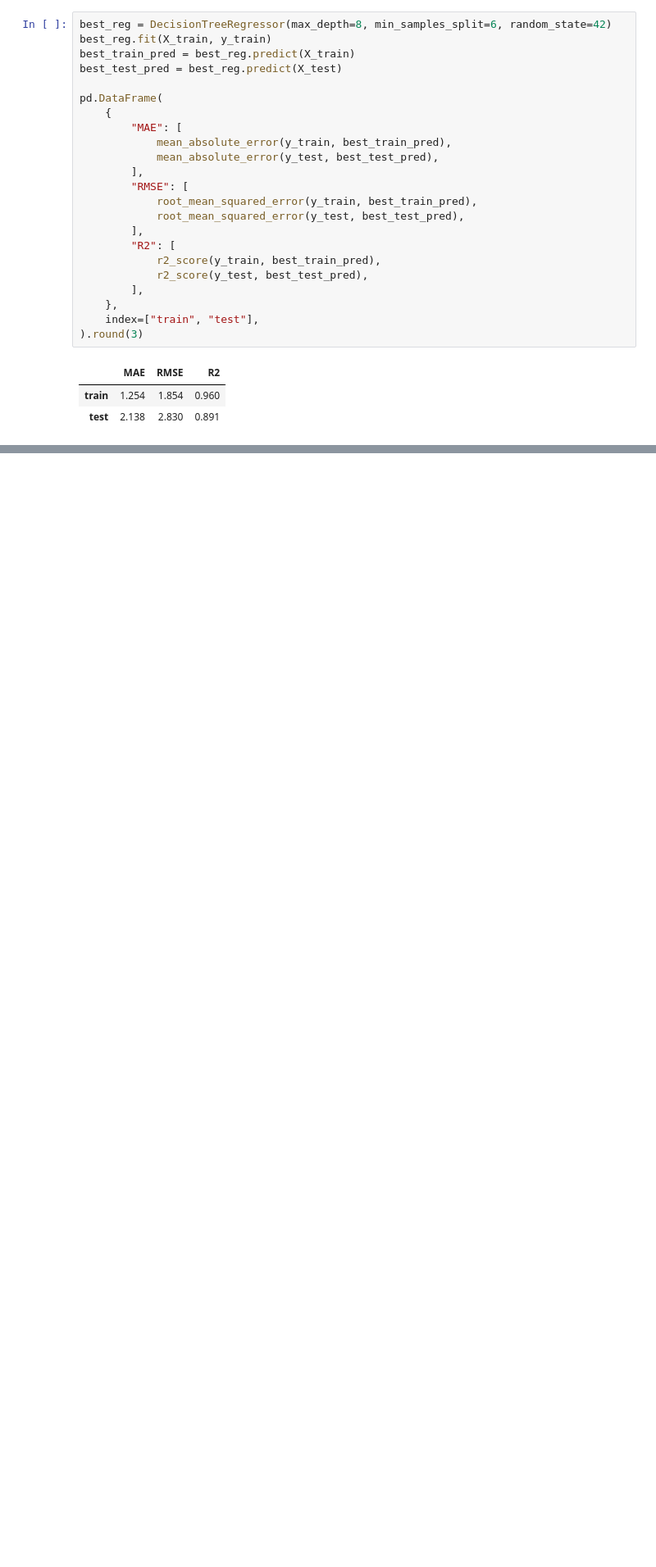
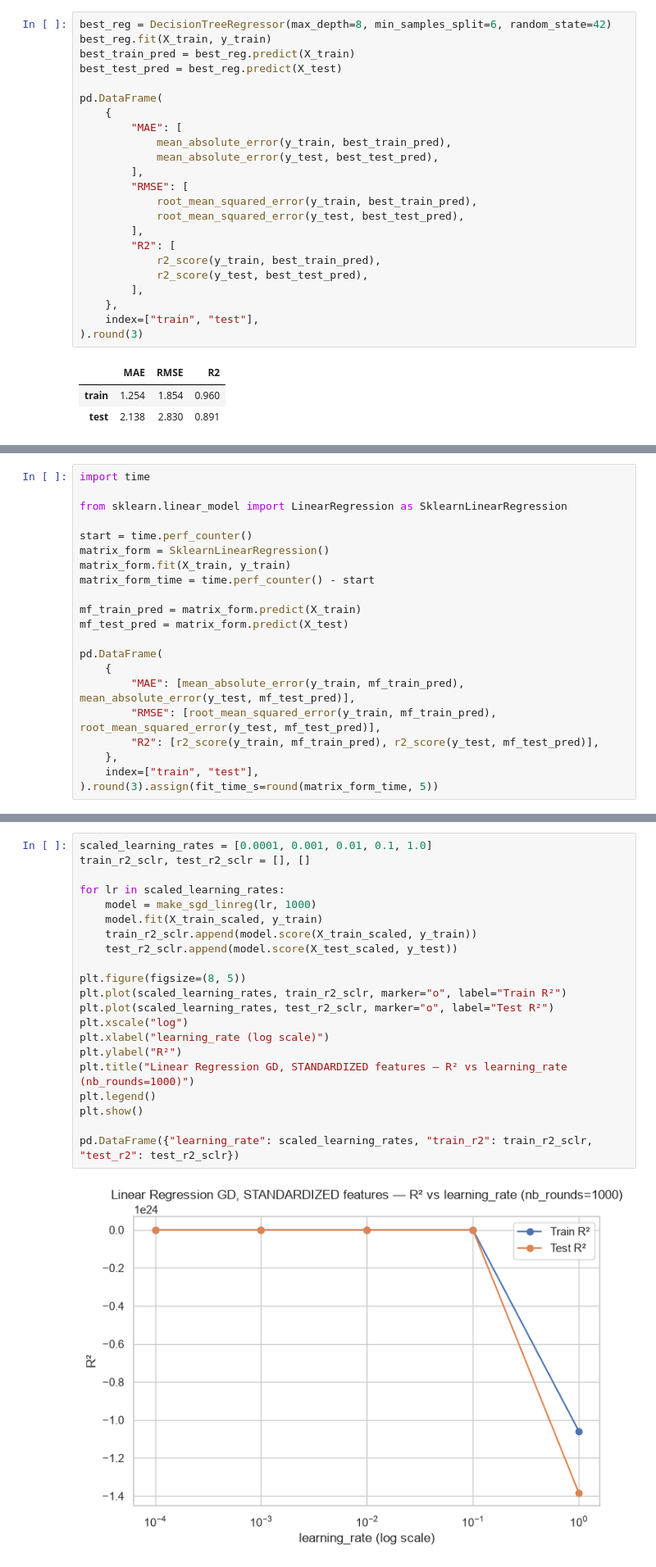
Before and after one commit to Pierrafrom/ml-lab-1, a Jupyter notebook: notebooks/boston_housing_exploration.ipynb, the cells around one changed output, grey strips where cells are left out. Shown at 82% size. Drawn from its saved outputs; the diff is of its cells as text; blank space fills up the shorter version.

```diff
--- a/notebooks/boston_housing_exploration.ipynb
+++ b/notebooks/boston_housing_exploration.ipynb
@@ -416,0 +423,21 @@ pd.DataFrame(
+# %%
+import time
+
+from sklearn.linear_model import LinearRegression as SklearnLinearRegression
+
+start = time.perf_counter()
+matrix_form = SklearnLinearRegression()
+matrix_form.fit(X_train, y_train)
+matrix_form_time = time.perf_counter() - start
+
+mf_train_pred = matrix_form.predict(X_train)
+mf_test_pred = matrix_form.predict(X_test)
+
+pd.DataFrame(
+    {
+        "MAE": [mean_absolute_error(y_train, mf_train_pred), mean_absolute_error(y_test, mf_test_pred)],
+        "RMSE": [root_mean_squared_error(y_train, mf_train_pred), root_mean_squared_error(y_test, mf_test_pred)],
+        "R2": [r2_score(y_train, mf_train_pred), r2_score(y_test, mf_test_pred)],
+    },
+    index=["train", "test"],
+).round(3).assign(fit_time_s=round(matrix_form_time, 5))
@@ -416,0 +501,23 @@ pd.DataFrame(
+# %%
+scaled_learning_rates = [0.0001, 0.001, 0.01, 0.1, 1.0]
+train_r2_sclr, test_r2_sclr = [], []
+
+for lr in scaled_learning_rates:
+    model = make_sgd_linreg(lr, 1000)
+    model.fit(X_train_scaled, y_train)
+    train_r2_sclr.append(model.score(X_train_scaled, y_train))
+    test_r2_sclr.append(model.score(X_test_scaled, y_test))
+
+plt.figure(figsize=(8, 5))
+plt.plot(scaled_learning_rates, train_r2_sclr, marker="o", label="Train R²")
+plt.plot(scaled_learning_rates, test_r2_sclr, marker="o", label="Test R²")
+plt.xscale("log")
+plt.xlabel("learning_rate (log scale)")
+plt.ylabel("R²")
+plt.title("Linear Regression GD, STANDARDIZED features — R² vs learning_rate (nb_rounds=1000)")
+plt.legend()
+plt.show()
+
+pd.DataFrame({"learning_rate": scaled_learning_rates, "train_r2": train_r2_sclr, "test_r2": test_r2_sclr})
+# %% [output]
+[figure, added]
```
Also changed, not shown: parts of 10 cells of this notebook.
